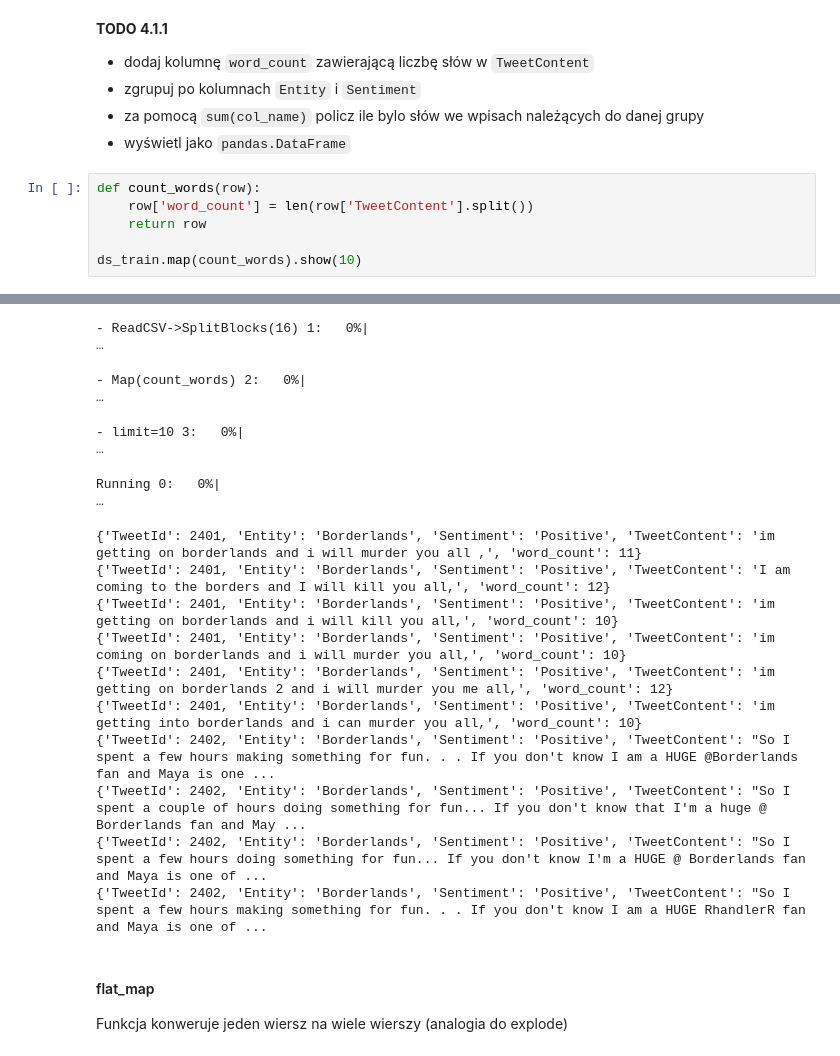
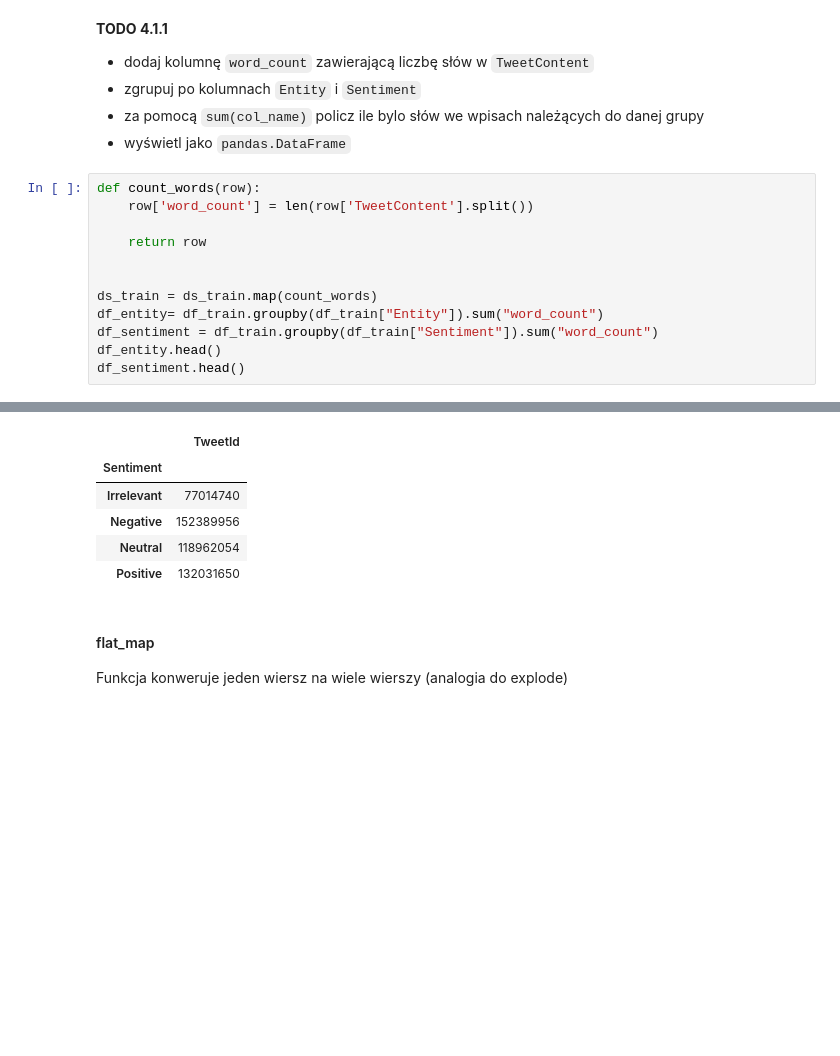
Before and after one commit to Lkolod/data_mining, a Jupyter notebook: ray-jupyter/ray_lab.ipynb, the cells around one changed output, grey strips where cells are left out. Cells and saved outputs as stored; diff of their text form; blank space fills up the shorter version.

```diff
--- a/ray-jupyter/ray_lab.ipynb
+++ b/ray-jupyter/ray_lab.ipynb
@@ -599,7 +590,13 @@ Running 0:   0%|
 # %%
 def count_words(row):
     row['word_count'] = len(row['TweetContent'].split())
+
     return row
 
-ds_train.map(count_words).show(10)
+
+ds_train = ds_train.map(count_words)
+df_entity= df_train.groupby(df_train["Entity"]).sum("word_count")
+df_sentiment = df_train.groupby(df_train["Sentiment"]).sum("word_count")
+df_entity.head()
+df_sentiment.head()
 # %% [output]
@@ -608,17 +603,9 @@ ds_train.map(count_words).show(10)
-- ReadCSV->SplitBlocks(16) 1:   0%|                                                                           …
-- Map(count_words) 2:   0%|                                                                                   …
-- limit=10 3:   0%|                                                                                           …
-Running 0:   0%|                                                                                              …
-{'TweetId': 2401, 'Entity': 'Borderlands', 'Sentiment': 'Positive', 'TweetContent': 'im getting on borderlands and i will murder you all ,', 'word_count': 11}
-{'TweetId': 2401, 'Entity': 'Borderlands', 'Sentiment': 'Positive', 'TweetContent': 'I am coming to the borders and I will kill you all,', 'word_count': 12}
-{'TweetId': 2401, 'Entity': 'Borderlands', 'Sentiment': 'Positive', 'TweetContent': 'im getting on borderlands and i will kill you all,', 'word_count': 10}
-{'TweetId': 2401, 'Entity': 'Borderlands', 'Sentiment': 'Positive', 'TweetContent': 'im coming on borderlands and i will murder you all,', 'word_count': 10}
-{'TweetId': 2401, 'Entity': 'Borderlands', 'Sentiment': 'Positive', 'TweetContent': 'im getting on borderlands 2 and i will murder you me all,', 'word_count': 12}
-{'TweetId': 2401, 'Entity': 'Borderlands', 'Sentiment': 'Positive', 'TweetContent': 'im getting into borderlands and i can murder you all,', 'word_count': 10}
-{'TweetId': 2402, 'Entity': 'Borderlands', 'Sentiment': 'Positive', 'TweetContent': "So I spent a few hours making something for fun. . . If you don't know I am a HUGE @Borderlands fan and Maya is one ...
-{'TweetId': 2402, 'Entity': 'Borderlands', 'Sentiment': 'Positive', 'TweetContent': "So I spent a couple of hours doing something for fun... If you don't know that I'm a huge @ Borderlands fan and May ...
-{'TweetId': 2402, 'Entity': 'Borderlands', 'Sentiment': 'Positive', 'TweetContent': "So I spent a few hours doing something for fun... If you don't know I'm a HUGE @ Borderlands fan and Maya is one of ...
-{'TweetId': 2402, 'Entity': 'Borderlands', 'Sentiment': 'Positive', 'TweetContent': "So I spent a few hours making something for fun. . . If you don't know I am a HUGE RhandlerR fan and Maya is one of ...
+|  | TweetId |
+| Sentiment |  |
+| Irrelevant | 77014740 |
+| Negative | 152389956 |
+| Neutral | 118962054 |
+| Positive | 132031650 |
 # %% [markdown]
 #### flat_map
 Funkcja konweruje jeden wiersz na wiele wierszy (analogia do explode)
```
Also changed, not shown: parts of 18 cells of this notebook, 8 other files.
